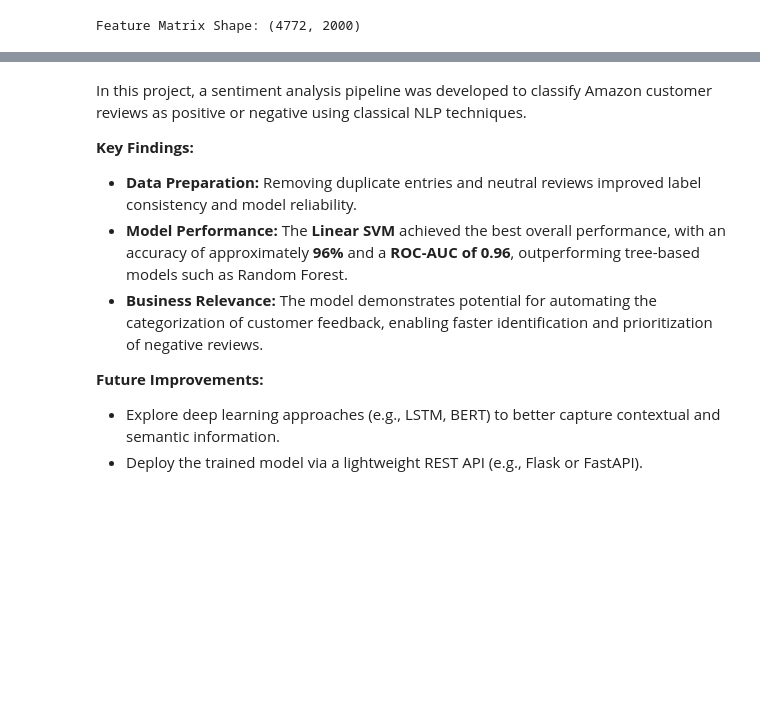
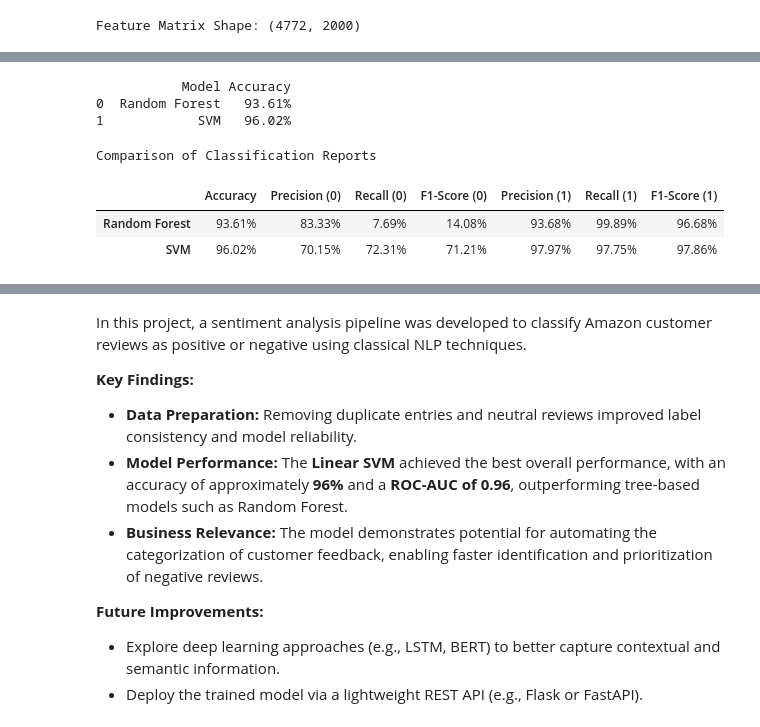
Before and after one commit to ozairshafique/amazon-sentiment-analysis, a Jupyter notebook: notebooks/amazon_sentiment_analysis.ipynb, the cells around one changed output, grey strips where cells are left out. Drawn from its saved outputs; the diff is of its cells as text; code cells hidden in the pictures; blank space fills up the shorter version.

```diff
--- a/notebooks/amazon_sentiment_analysis.ipynb
+++ b/notebooks/amazon_sentiment_analysis.ipynb
@@ -266,0 +273,17 @@ plt.show()
+# %%
+accuracy_data = {}
+for name, model in models.items():
+    y_pred = model.predict(X_test)
+    accuracy_data[name] = accuracy_score(y_test,y_pred)
+
+accuracy_df = pd.DataFrame(
+    accuracy_data.items(),
+    columns=['Model', 'Accuracy']
+)
+
+accuracy_df['Accuracy'] = accuracy_df['Accuracy'].apply(lambda x: f'{x:.2%}')
+print(accuracy_df)
+# %% [output]
+           Model Accuracy
+0  Random Forest   93.61%
+1            SVM   96.02%
@@ -266,0 +382,7 @@ plt.show()
+# %%
+comparison_classification_reports(models, X_test, y_test)
+# %% [output]
+Comparison of Classification Reports
+|  | Accuracy | Precision (0) | Recall (0) | F1-Score (0) | Precision (1) | Recall (1) | F1-Score (1) |
+| Random Forest | 93.61% | 83.33% | 7.69% | 14.08% | 93.68% | 99.89% | 96.68% |
+| SVM | 96.02% | 70.15% | 72.31% | 71.21% | 97.97% | 97.75% | 97.86% |
```
Also changed, not shown: parts of 17 cells of this notebook.
